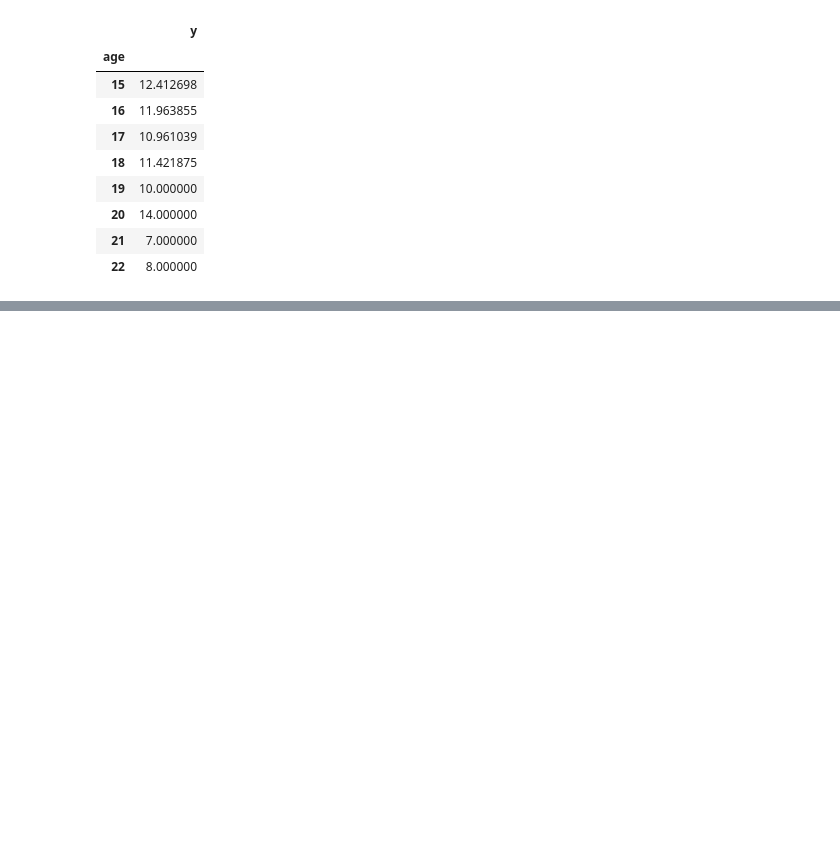
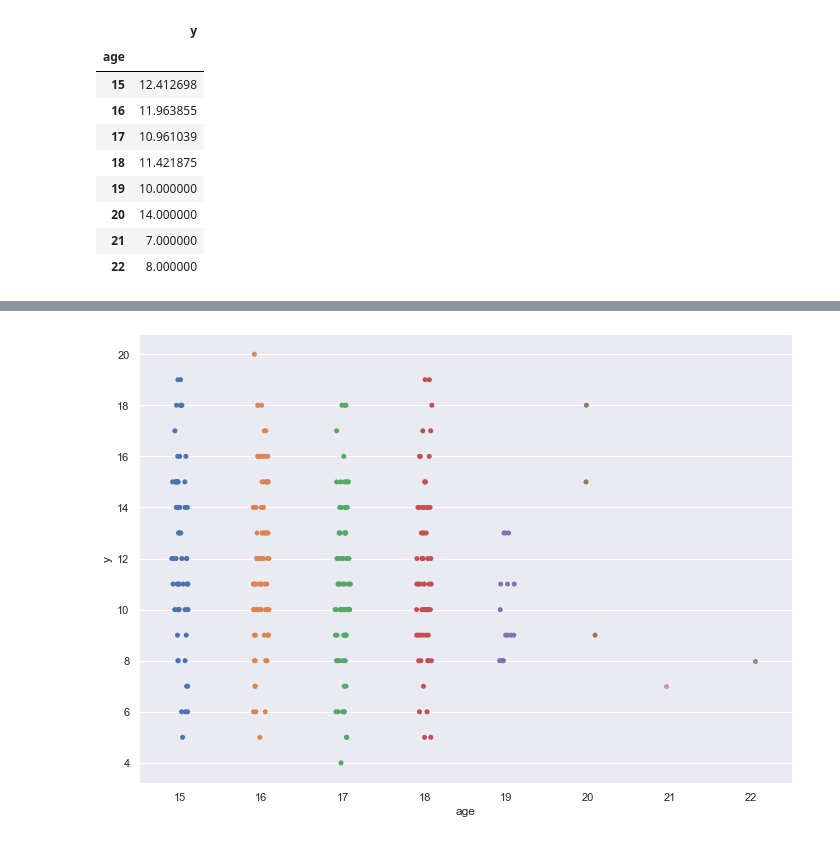
Before and after one commit to gbrs/sirius_ml_intro, a Jupyter notebook: project_1.ipynb, the cells around one changed output, grey strips where cells are left out. Cells and saved outputs as stored; diff of their text form; code cells hidden in the pictures; blank space fills up the shorter version.

```diff
--- a/project_1.ipynb
+++ b/project_1.ipynb
@@ -480,0 +474,5 @@ sns.swarmplot(x=X_y_train['age'], y=X_y_train['y'])
+# %%
+##
+sns.stripplot(x=X_y_train['age'], y=X_y_train['y']);
+# %% [output]
+[figure, added]
```
Also changed, not shown: parts of 10 cells of this notebook.
